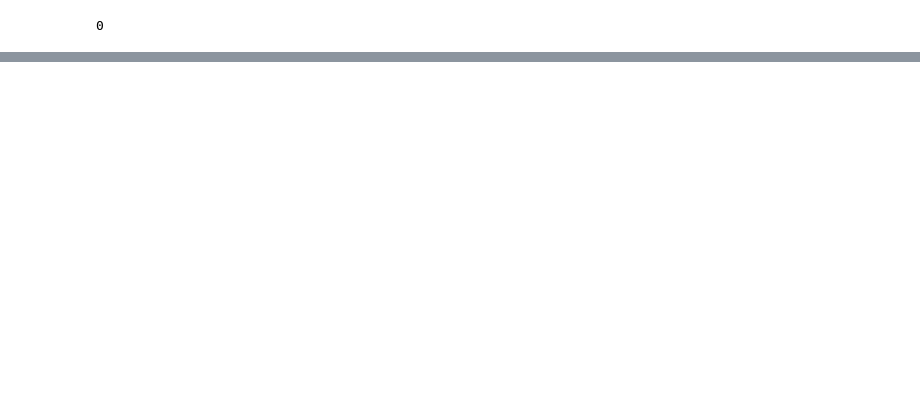
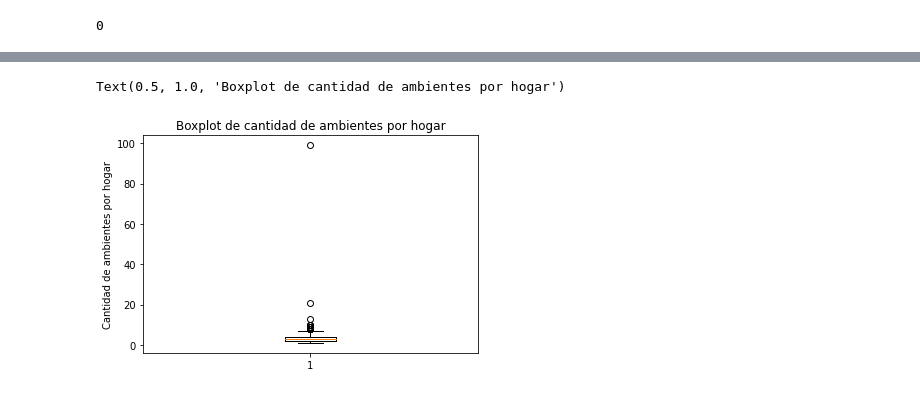
Before and after one commit to practigol/trabajo_final, a Jupyter notebook: crear_dataset.ipynb, the cells around one changed output, grey strips where cells are left out. Saved outputs shown, nothing was run; the diff lists cells and outputs as text; code cells hidden in the pictures; blank space fills up the shorter version.

```diff
--- a/crear_dataset.ipynb
+++ b/crear_dataset.ipynb
@@ -411,0 +615,4 @@ no_nulos = [var for var in df.columns if df[var].dtype=='O']
+# %%
+# las seleccionamos (excepto CAT_OCUP)
+
+minimo_cero = df_dataset[['CODUSU','NRO_HOGAR','IV9','IV10','IV11','II4_1','II4_2','II4_3','II5','II6','II7','II8','II9']]
@@ -411,0 +670,3 @@ no_nulos = [var for var in df.columns if df[var].dtype=='O']
+# %%
+for x in minimo_cero.columns:
+  minimo_cero[x] = minimo_cero[x].replace([0],minimo_cero[x].mode())
@@ -411,0 +685,4 @@ no_nulos = [var for var in df.columns if df[var].dtype=='O']
+# %%
+df_dataset = df_dataset.drop(['IV9','IV10','IV11','II4_1','II4_2','II4_3','II5','II6','II7','II8','II9'], axis=1)
+# %%
+df_dataset_corregido = pd.merge(df_dataset, minimo_cero, on=['CODUSU','NRO_HOGAR'])
@@ -411,0 +721,7 @@ no_nulos = [var for var in df.columns if df[var].dtype=='O']
+# %%
+plt.boxplot(df_dataset_corregido['IV2'])
+plt.ylabel("Cantidad de ambientes por hogar")
+plt.title("Boxplot de cantidad de ambientes por hogar")
+# %% [output]
+Text(0.5, 1.0, 'Boxplot de cantidad de ambientes por hogar')
+[figure, added]
```
Also changed, not shown: parts of 58 cells of this notebook.
